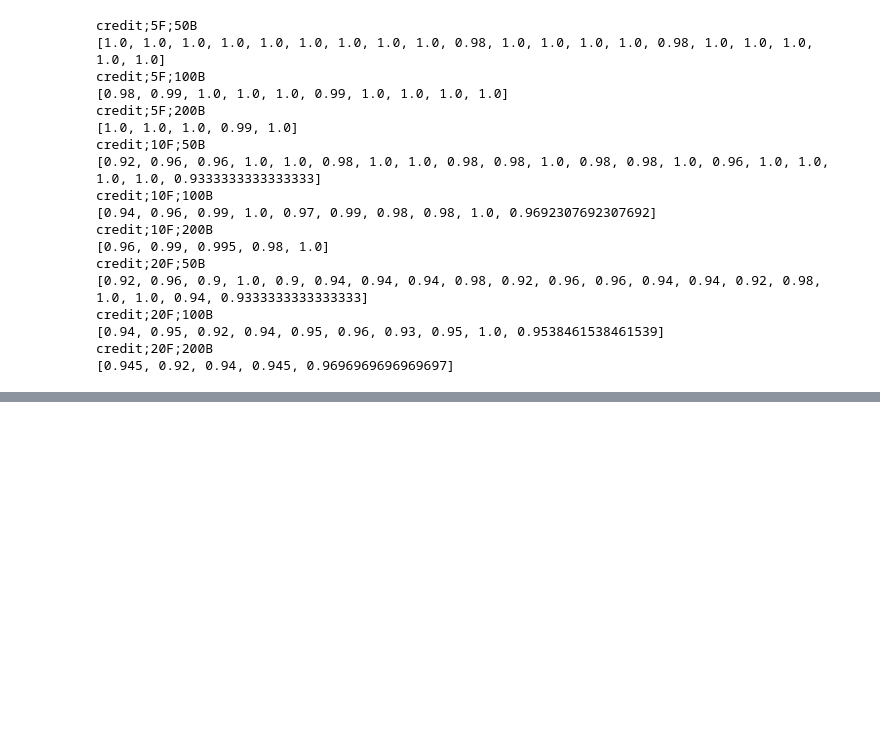
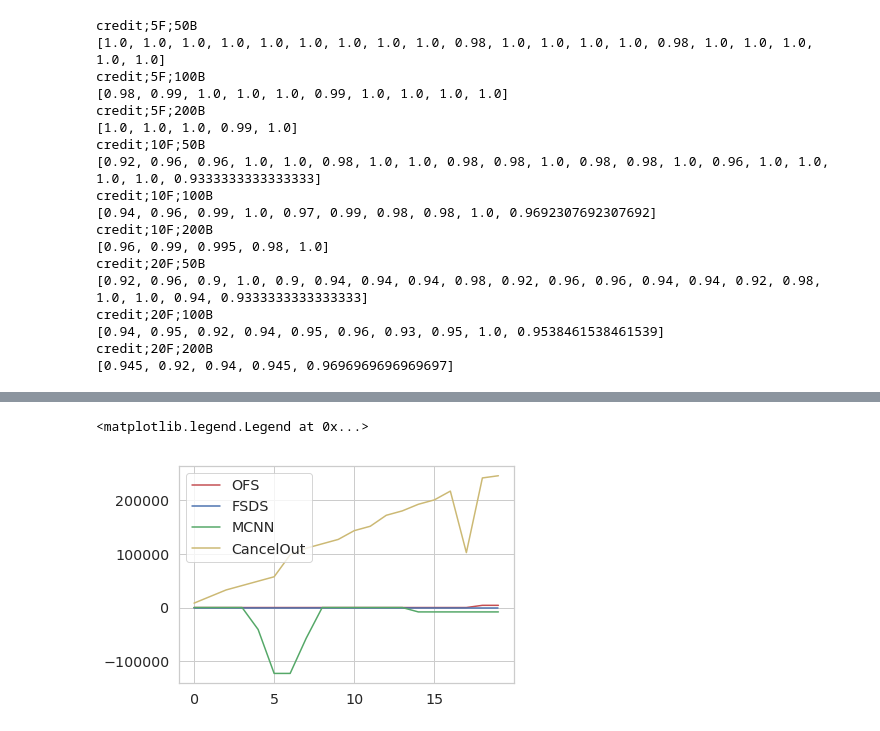
Before and after one commit to haugjo/pystreamfs, a Jupyter notebook: plots_for_paper.ipynb, the cells around one changed output, grey strips where cells are left out. Saved outputs shown, nothing was run; the diff lists cells and outputs as text; code cells hidden in the pictures; blank space fills up the shorter version.

```diff
--- a/plots_for_paper.ipynb
+++ b/plots_for_paper.ipynb
@@ -93,0 +130,9 @@ data_fsds['credit;5F;50B']['acc_measures']
+# %%
+plt.plot(data_ofs['credit;20F;50B']['memory_measures'], 'r', label='OFS')
+plt.plot(data_fsds['credit;20F;50B']['memory_measures'], 'b', label='FSDS')
+plt.plot(data_mcnn['credit;20F;50B']['memory_measures'], 'g', label='MCNN')
+plt.plot(data_cncl['credit;20F;50B']['memory_measures'], 'y', label='CancelOut')
+plt.legend(loc='best')
+# %% [output]
+<matplotlib.legend.Legend at 0x...>
+[figure, added]
```
Also changed, not shown: parts of 12 cells of this notebook, 3 other files.
